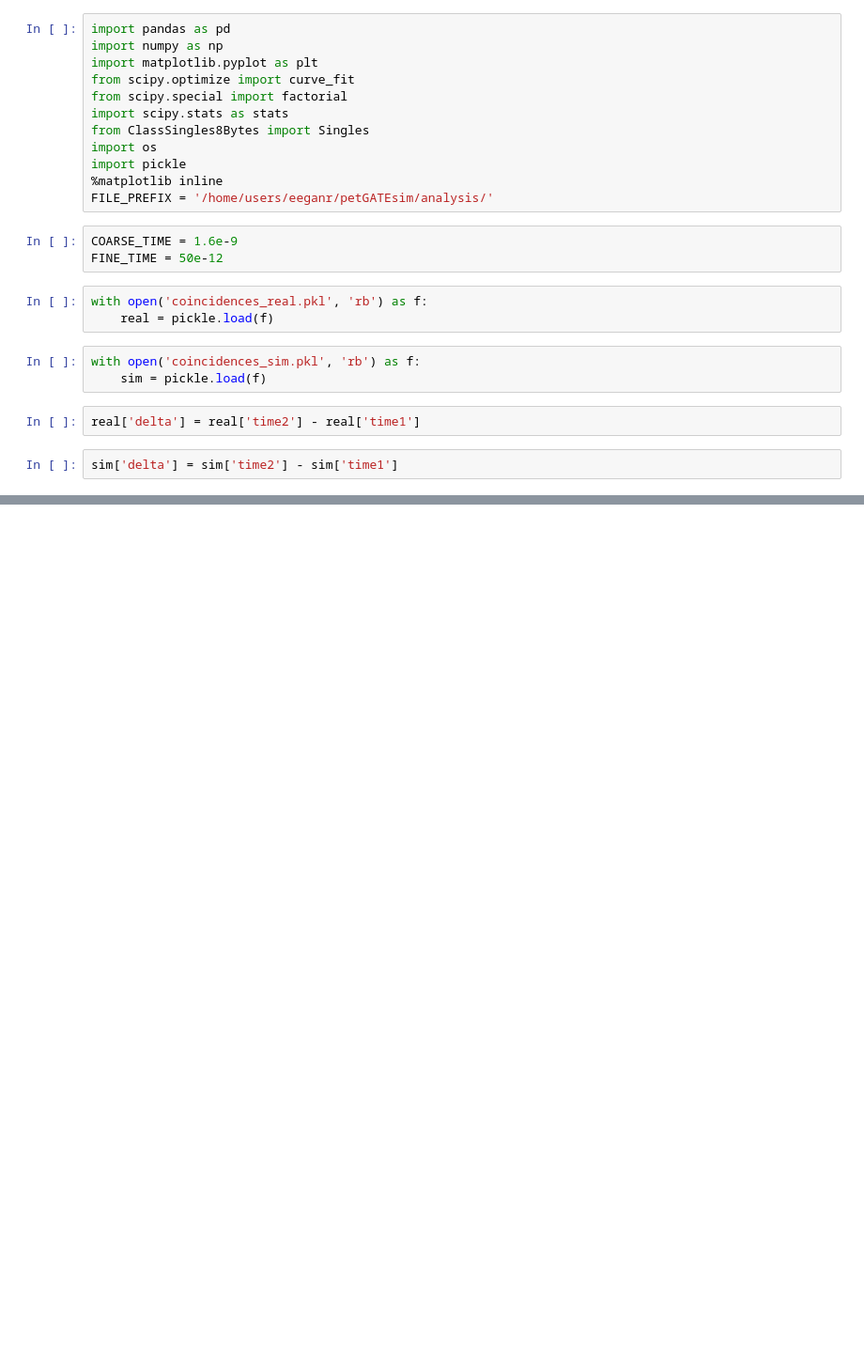
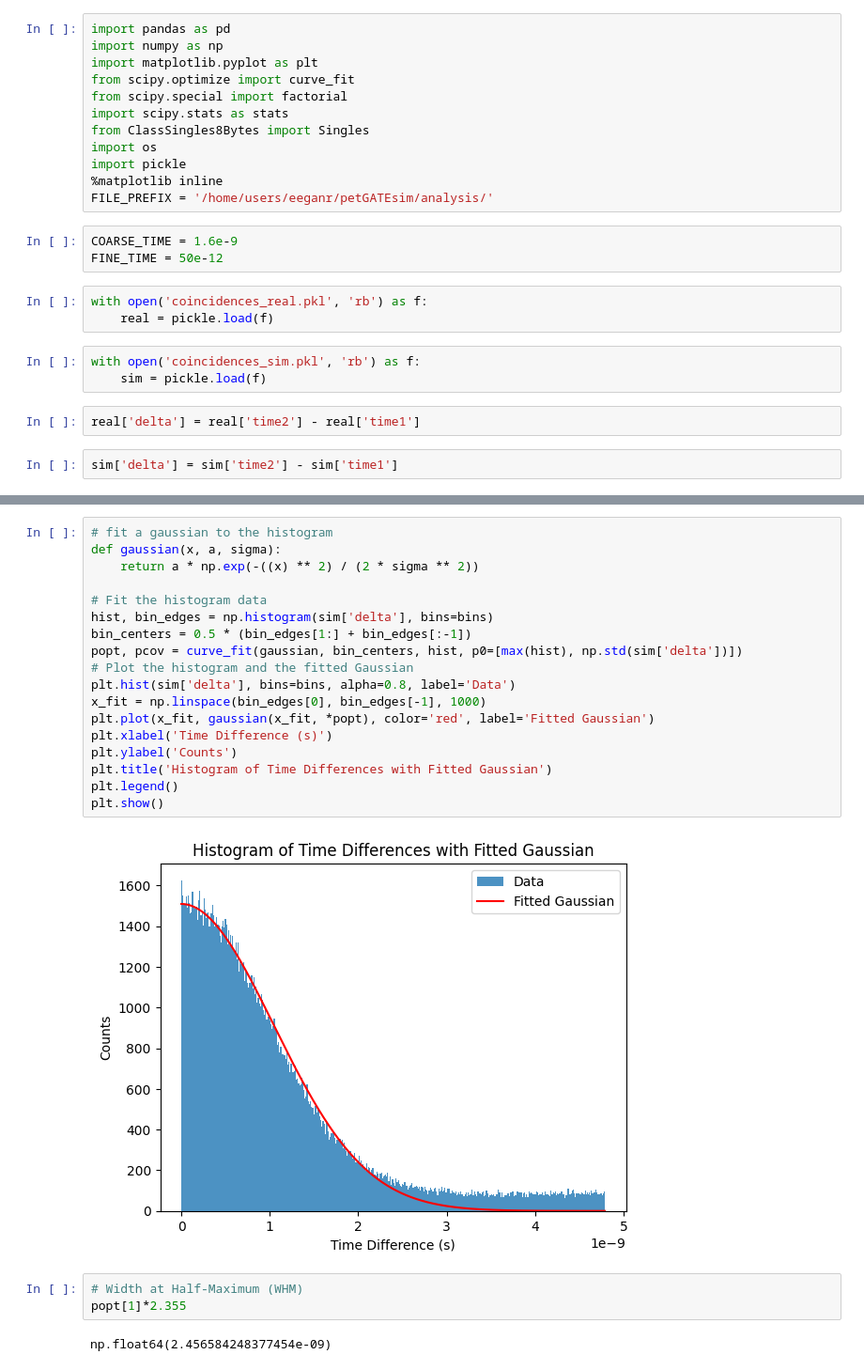
Before and after one commit to eeganr/petGATEsim, a Jupyter notebook: analysis/timehist.ipynb, the cells around one changed output, grey strips where cells are left out. Shown at 94% size. Drawn from its saved outputs; the diff is of its cells as text; blank space fills up the shorter version.

```diff
--- a/analysis/timehist.ipynb
+++ b/analysis/timehist.ipynb
@@ -72,0 +32,25 @@ Slurmctld(backup3) at sh03-sl02 is UP
+# %%
+# fit a gaussian to the histogram
+def gaussian(x, a, sigma):
+    return a * np.exp(-((x) ** 2) / (2 * sigma ** 2))
+
+# Fit the histogram data
+hist, bin_edges = np.histogram(sim['delta'], bins=bins)
+bin_centers = 0.5 * (bin_edges[1:] + bin_edges[:-1])
+popt, pcov = curve_fit(gaussian, bin_centers, hist, p0=[max(hist), np.std(sim['delta'])])
+# Plot the histogram and the fitted Gaussian
+plt.hist(sim['delta'], bins=bins, alpha=0.8, label='Data')
+x_fit = np.linspace(bin_edges[0], bin_edges[-1], 1000)
+plt.plot(x_fit, gaussian(x_fit, *popt), color='red', label='Fitted Gaussian')
+plt.xlabel('Time Difference (s)')
+plt.ylabel('Counts')
+plt.title('Histogram of Time Differences with Fitted Gaussian')
+plt.legend()
+plt.show()
+# %% [output]
+[figure, added]
+# %%
+# Width at Half-Maximum (WHM)
+popt[1]*2.355
+# %% [output]
+np.float64(2.456584248377454e-09)
```
Also changed, not shown: parts of 8 cells of this notebook, 2 other files.
